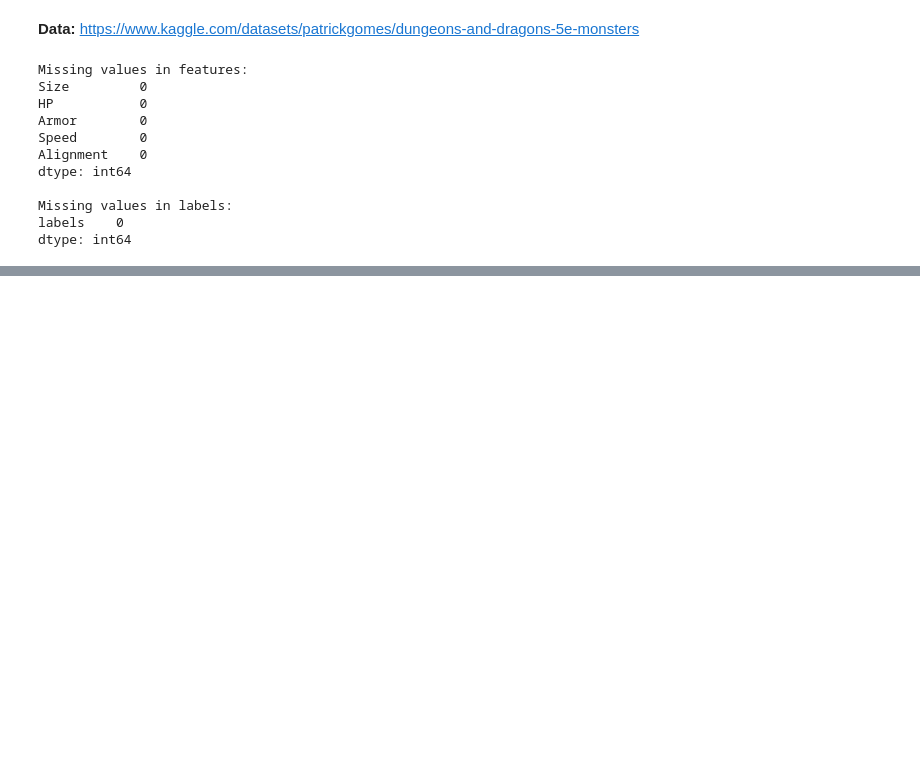
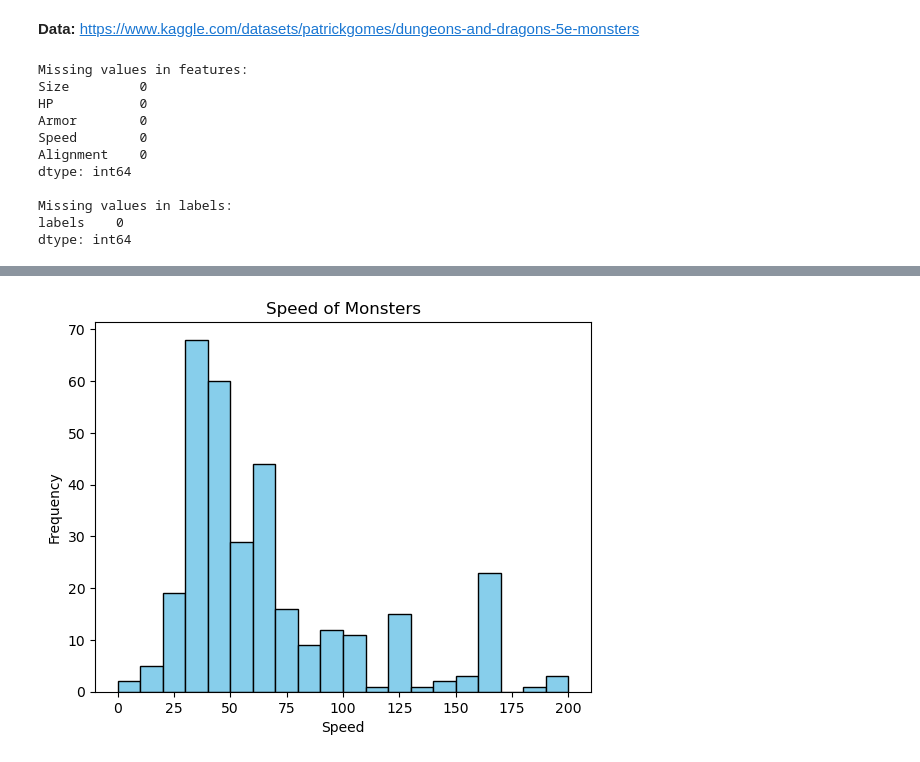
Before and after one commit to Dorffasaurus/supreme-dollop, a Jupyter notebook: Project.ipynb, the cells around one changed output, grey strips where cells are left out. Cells and saved outputs as stored; diff of their text form; code cells hidden in the pictures; blank space fills up the shorter version.

```diff
--- a/Project.ipynb
+++ b/Project.ipynb
@@ -90,3 +114,11 @@ dtype: int64
+# %%
+df['Speed'].plot.hist(bins=20, color='skyblue', edgecolor='black')
+plt.xlabel('Speed')
+plt.ylabel('Frequency')
+plt.title('Speed of Monsters')
+plt.show()
+# %% [output]
+[figure, added]
 # %%
 # Build Model (Noah)
 ...
```
Also changed, not shown: parts of 5 cells of this notebook.
